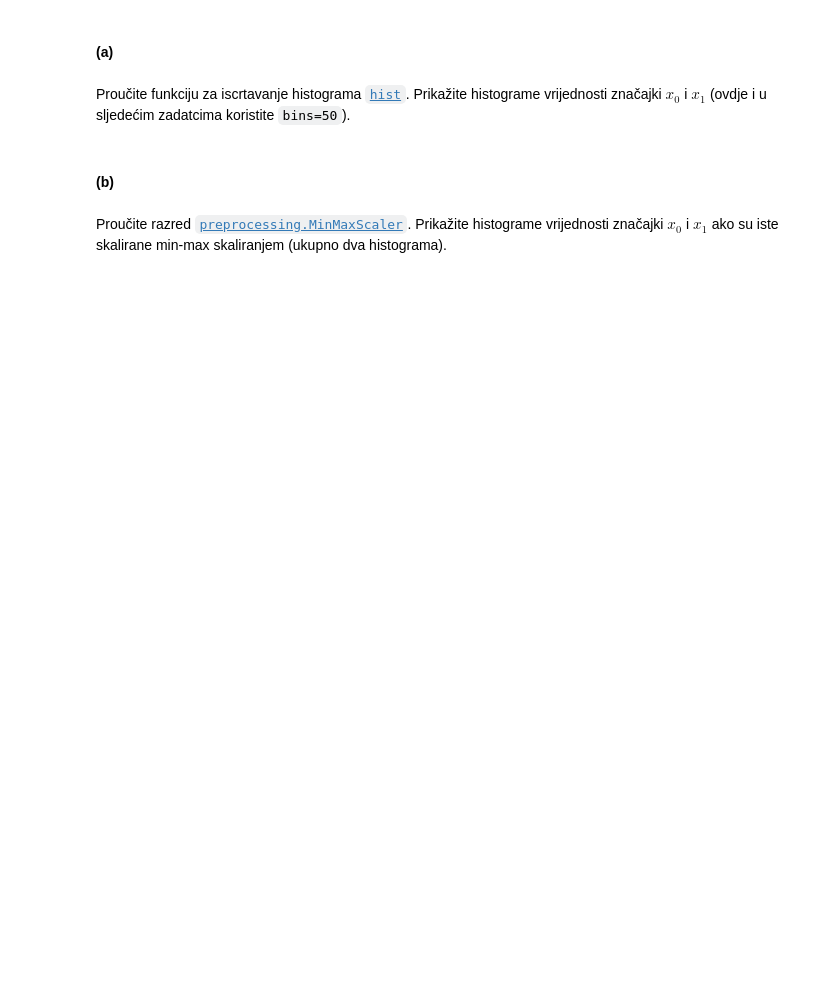
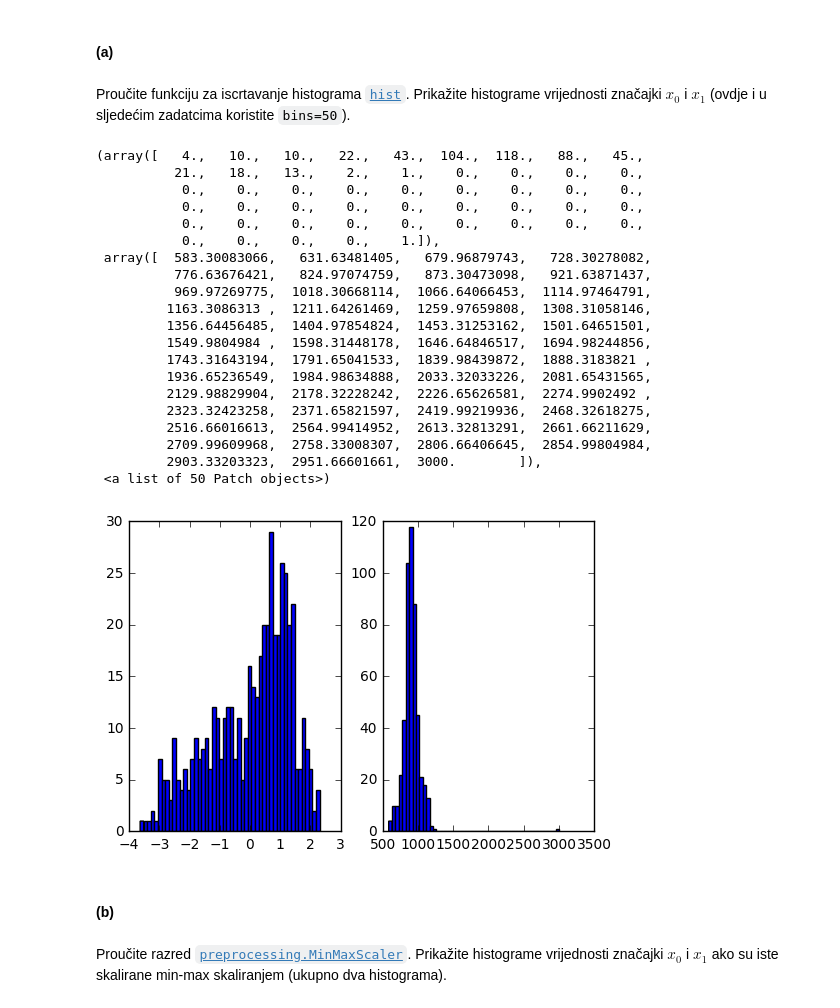
Before and after one commit to dkrivosic/machine-learning, a Jupyter notebook: SU-2016-LAB3-0036471318.ipynb, the cells around one changed output. Saved outputs shown, nothing was run; the diff lists cells and outputs as text; code cells hidden in the pictures; blank space fills up the shorter version.

```diff
--- a/SU-2016-LAB3-0036471318.ipynb
+++ b/SU-2016-LAB3-0036471318.ipynb
@@ -194,3 +236,29 @@ Proučite funkciju za iscrtavanje histograma [`hist`](http://matplotlib.org/api/
+# %%
+_, ax = plt.subplots(1, 2)
+ax[0].hist(X[:, 0], bins=50)
+ax[1].hist(X[:, 1], bins=50)
+# %% [output]
+(array([   4.,   10.,   10.,   22.,   43.,  104.,  118.,   88.,   45.,
+          21.,   18.,   13.,    2.,    1.,    0.,    0.,    0.,    0.,
+           0.,    0.,    0.,    0.,    0.,    0.,    0.,    0.,    0.,
+           0.,    0.,    0.,    0.,    0.,    0.,    0.,    0.,    0.,
+           0.,    0.,    0.,    0.,    0.,    0.,    0.,    0.,    0.,
+           0.,    0.,    0.,    0.,    1.]),
+ array([  583.30083066,   631.63481405,   679.96879743,   728.30278082,
+          776.63676421,   824.97074759,   873.30473098,   921.63871437,
+          969.97269775,  1018.30668114,  1066.64066453,  1114.97464791,
+         1163.3086313 ,  1211.64261469,  1259.97659808,  1308.31058146,
+         1356.64456485,  1404.97854824,  1453.31253162,  1501.64651501,
+         1549.9804984 ,  1598.31448178,  1646.64846517,  1694.98244856,
+         1743.31643194,  1791.65041533,  1839.98439872,  1888.3183821 ,
+         1936.65236549,  1984.98634888,  2033.32033226,  2081.65431565,
+         2129.98829904,  2178.32228242,  2226.65626581,  2274.9902492 ,
+         2323.32423258,  2371.65821597,  2419.99219936,  2468.32618275,
+         2516.66016613,  2564.99414952,  2613.32813291,  2661.66211629,
+         2709.99609968,  2758.33008307,  2806.66406645,  2854.99804984,
+         2903.33203323,  2951.66601661,  3000.        ]),
+ <a list of 50 Patch objects>)
+[figure, added]
 # %% [markdown]
 #### (b)
 # %% [markdown]
```
Also changed, not shown: parts of 30 cells of this notebook.
